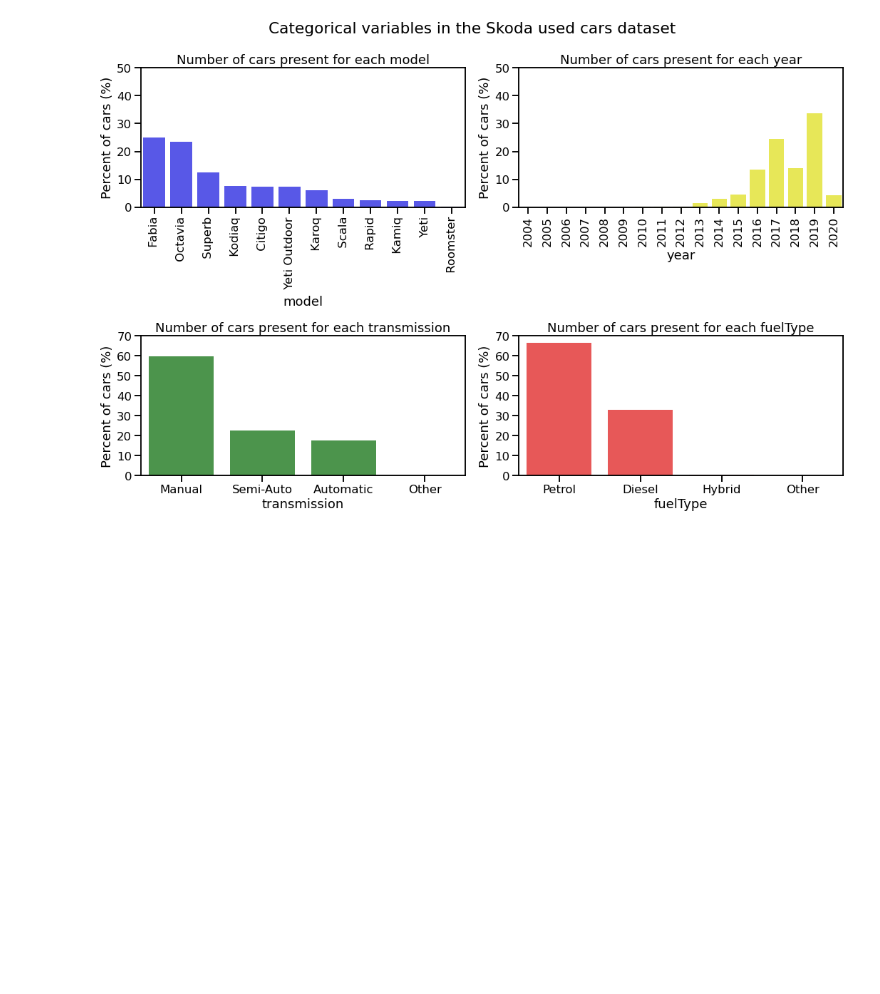
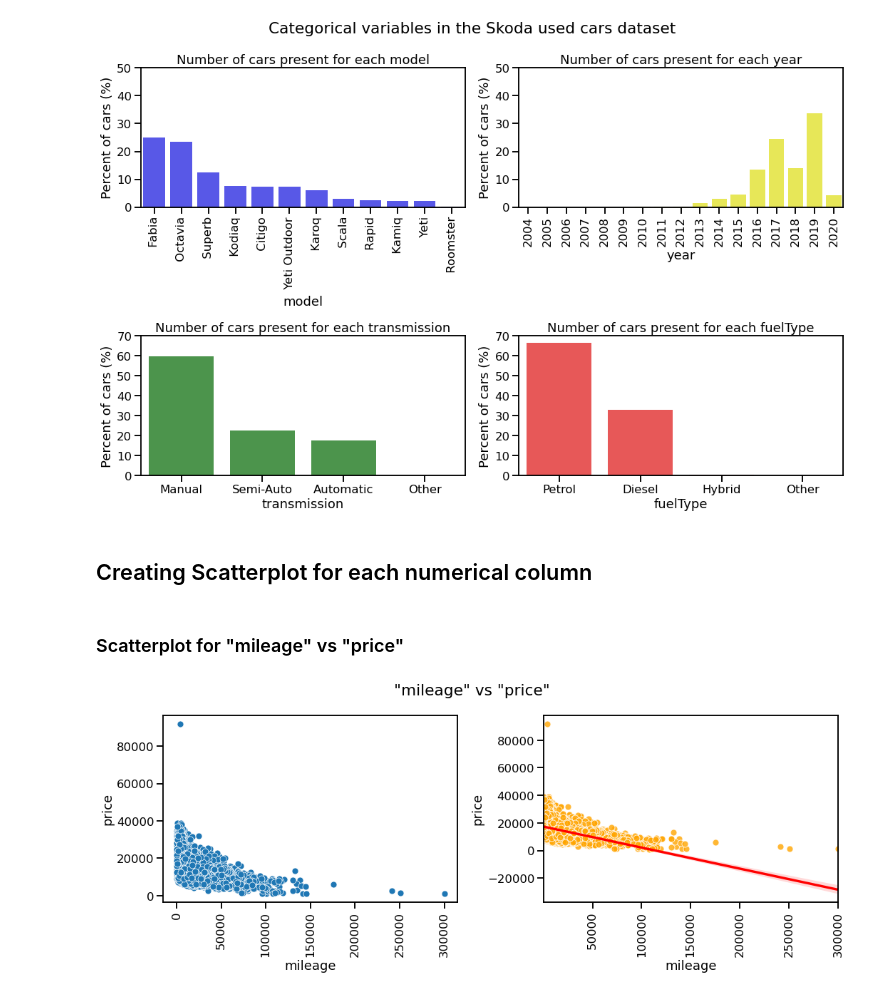
Before and after one commit to fawziah-1806/skoda_used_car-_analysis, a Jupyter notebook: skoda_used_car_EDA.ipynb, the cells around one changed output. Saved outputs shown, nothing was run; the diff lists cells and outputs as text; code cells hidden in the pictures; blank space fills up the shorter version.

```diff
--- a/skoda_used_car_EDA.ipynb
+++ b/skoda_used_car_EDA.ipynb
@@ -143,3 +177,27 @@ plt.tight_layout()
 plt.show()
 # %% [output]
 [figure]
+# %% [markdown]
+## Creating Scatterplot for each numerical column
+# %% [markdown]
+### Scatterplot for "mileage" vs "price"
+# %%
+plt.figure(figsize=(15,10))
+
+plt.subplot(2,2,1)
+sns.scatterplot(x='mileage', y='price', data=df)
+plt.xticks(rotation=90)
+
+# Adding a trend line
+plt.subplot(2,2,2)
+sns.regplot(x='mileage', y='price', data=df,
+            scatter_kws={'color':'orange', 'edgecolor':'white'},
+            line_kws={'color':'red'})
+plt.xticks(rotation=90)
+
+
+plt.suptitle('"mileage" vs "price"')
+plt.tight_layout()
+plt.show()
+# %% [output]
+[figure, added]
```
Also changed, not shown: parts of 39 cells of this notebook.
